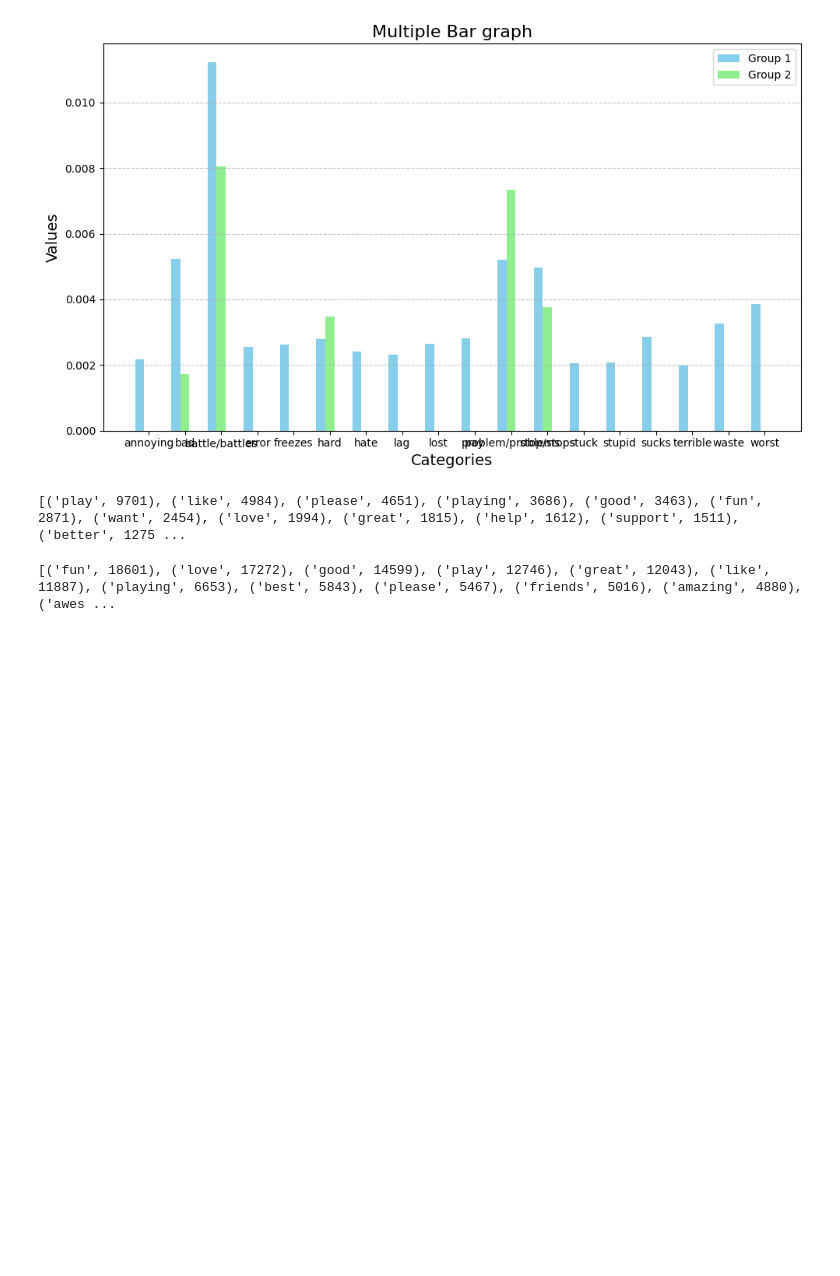
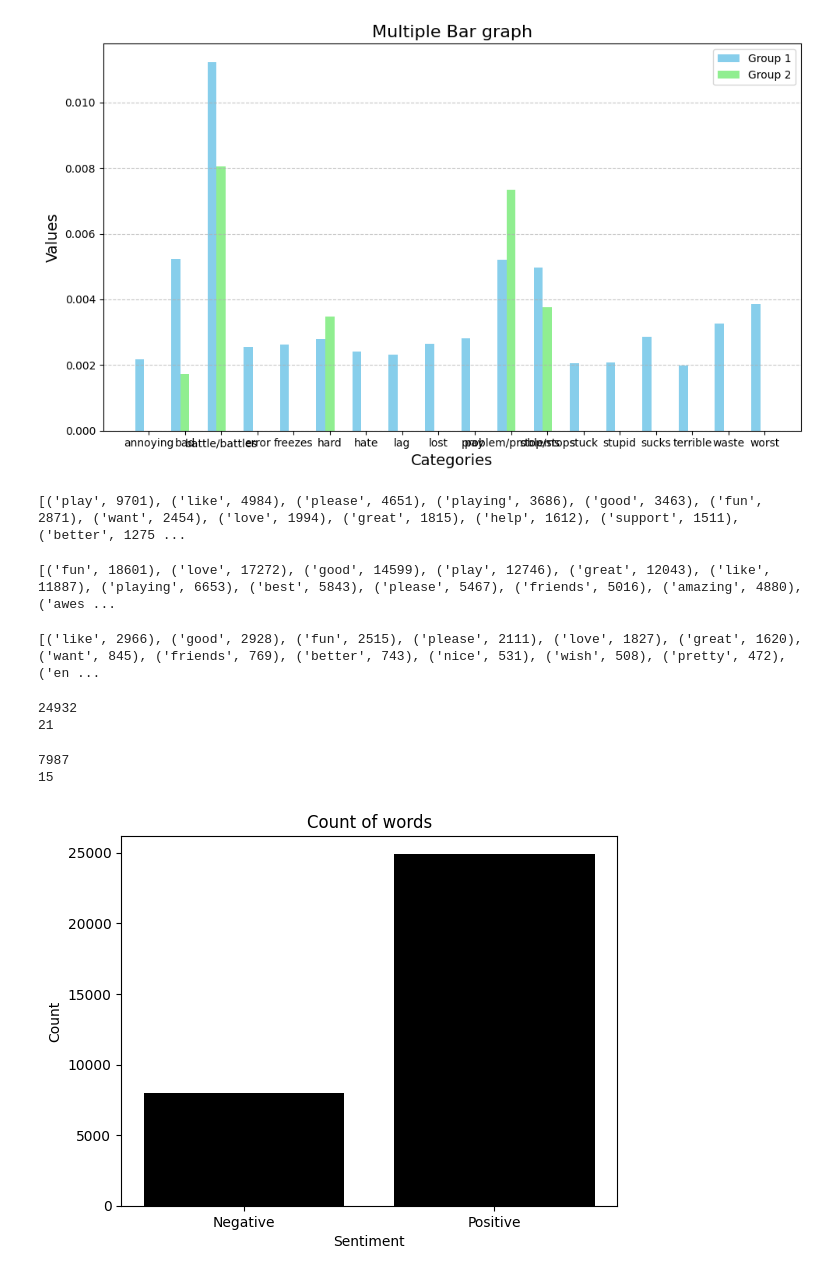
Before and after one commit to jinnykj/PokemonGO-Review-dataset-analysis, a Jupyter notebook: 데이터_시각화_기말_과제.ipynb, the cells around one changed output. Cells and saved outputs as stored; diff of their text form; code cells hidden in the pictures; blank space fills up the shorter version.

Commit message:
add analysis&visualization of score3

```diff
--- a/데이터_시각화_기말_과제.ipynb
+++ b/데이터_시각화_기말_과제.ipynb
@@ -536,3 +554,11 @@ sns.barplot(data=words,x='keyword good',y='count2',hue='keyword good',palette='B
 plt.show()
 # %% [output]
 [figure]
+# %%
+sid=SentimentIntensityAnalyzer()
+neg3 = [
+    (word, count) for word, count in tag3 if sid.polarity_scores(word)['neg'] > 0.1
+]
+pos3 = [
+    (word, count) for word, count in tag3 if sid.polarity_scores(word)['pos'] > 0.1
+]
@@ -620,3 +666,9 @@ for word,count in goodtags:
 print(goodcount)
 # %% [output]
 580306
+# %%
+sosocount=0
+for word,count in tag3:
+  sosocount +=count
+
+print(sosocount)
@@ -745,6 +802,31 @@ updated_list4.append(('help', problemsum))
 
 # 결과 출력
 print(updated_list4)
+# %%
+updated_list6 = []
+playsum = 0
+thanksum=0
+helpsum=0
+
+for word, count in pos3:
+    if word == 'play' or word == 'playing' or word=='played':
+        playsum += count
+    elif word == 'thank' or word == 'thanks':
+        thanksum += count
+    elif word == 'help' or word == 'helps':
+        helpsum += count          # battle과 battles를 합산
+    else:
+        updated_list6.append((word, count))
+
+# battle/battles로 바꾸어 추가
+updated_list6.append(('play', playsum))
+updated_list6.append(('thank', thanksum))
+updated_list6.append(('help', helpsum))
+
+# 결과 출력
+print(updated_list6)
+# %% [output]
+[('like', 2966), ('good', 2928), ('fun', 2515), ('please', 2111), ('love', 1827), ('great', 1620), ('want', 845), ('friends', 769), ('better', 743), ('nice', 531), ('wish', 508), ('pretty', 472), ('en ...
 # %%
 
 
@@ -787,3 +872,37 @@ plt.grid(axis='y',linestyle='--',alpha=0.7)
 plt.tight_layout()
 plt.xticks(rotation=45)
 plt.show()
+# %%
+poscount=0
+posspe=0
+for word,count in pos3:
+  poscount += count
+  posspe+=1
+print(poscount)
+print(posspe)
+# %% [output]
+24932
+21
+# %%
+negcount=0
+negspe=0
+for word,count in neg3:
+  negcount +=count
+  negspe+=1
+print(negcount)
+print(negspe)
+# %% [output]
+7987
+15
+# %%
+subjects = ['Negative','Positive']
+scores = [negcount,poscount]
+
+
+plt.bar(subjects,scores,color='black')
+plt.title('Count of words')
+plt.xlabel('Sentiment')
+plt.ylabel('Count')
+plt.show()
+# %% [output]
+[figure, added]
```
Also changed, not shown: parts of 13 cells of this notebook.
